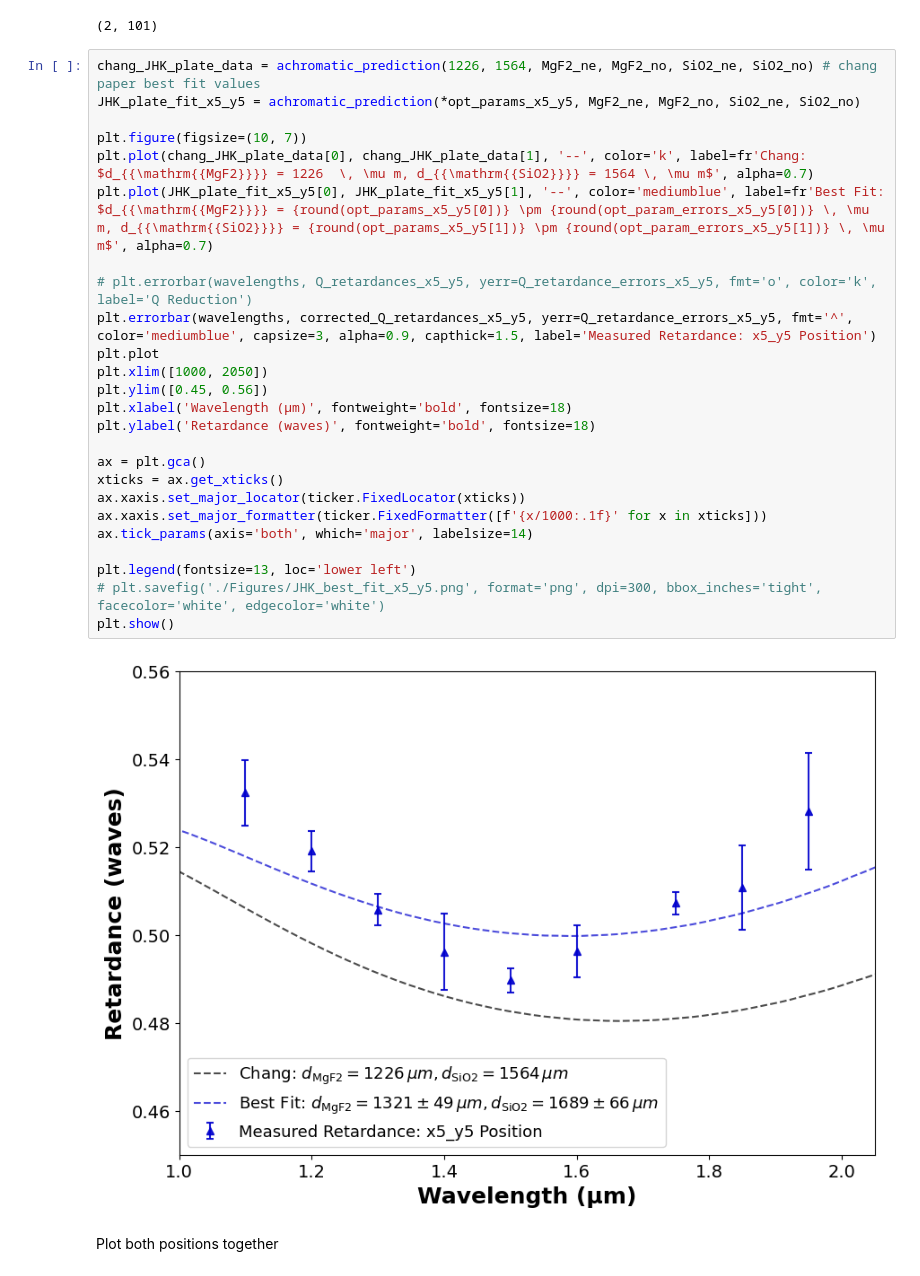
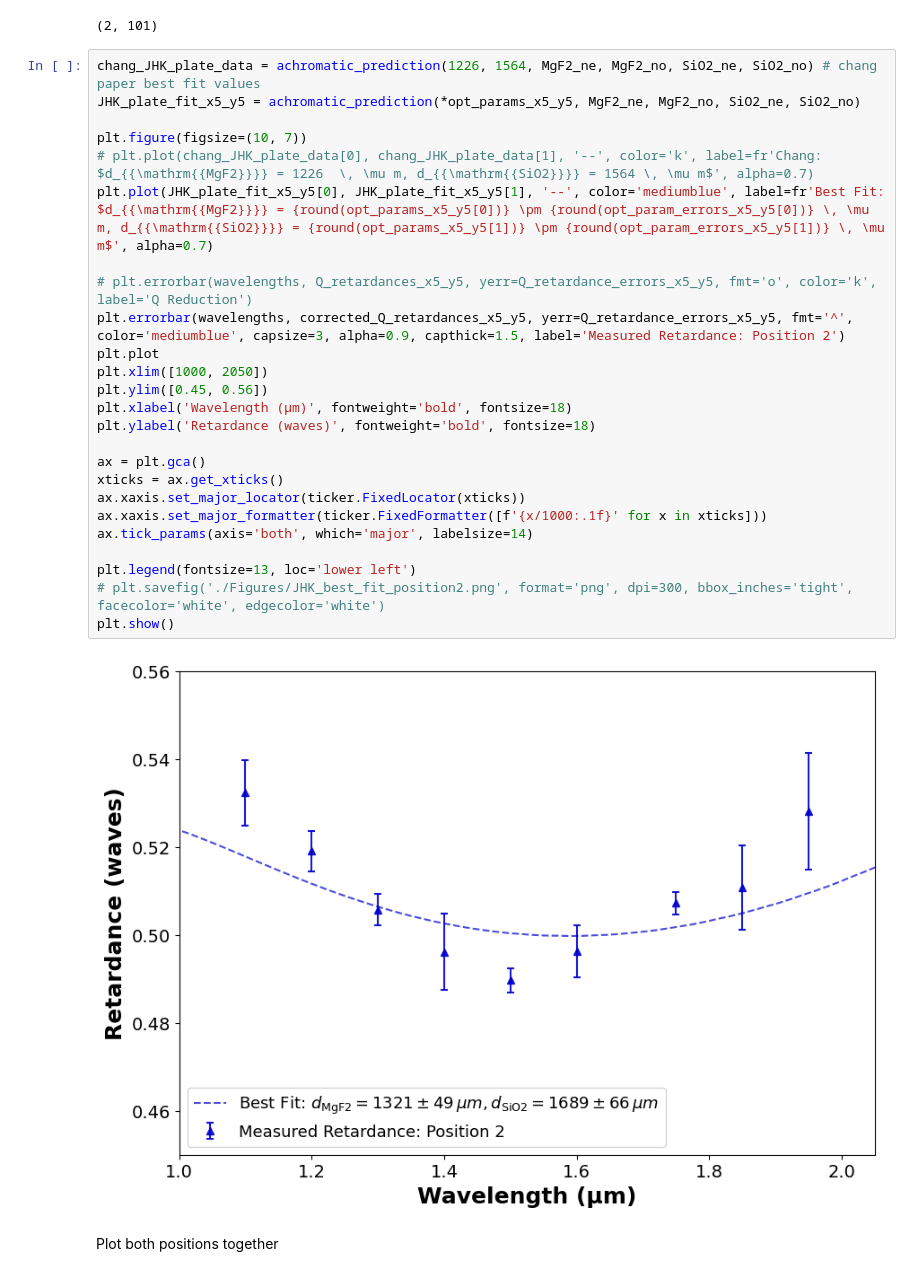
Before and after one commit to wcmelby/wcmelby-HWP_Characterizations, a Jupyter notebook: SuperK_Select_Data/JHK_Plate/JHK_SuperK_Analysis.ipynb, the cells around one changed output. Drawn from its saved outputs; the diff is of its cells as text.

```diff
--- a/SuperK_Select_Data/JHK_Plate/JHK_SuperK_Analysis.ipynb
+++ b/SuperK_Select_Data/JHK_Plate/JHK_SuperK_Analysis.ipynb
@@ -874,30 +874,30 @@ np.save('JHK_x5_y5_best_fit.npy', data)
 # %%
 chang_JHK_plate_data = achromatic_prediction(1226, 1564, MgF2_ne, MgF2_no, SiO2_ne, SiO2_no) # chang paper best fit values
 JHK_plate_fit_x5_y5 = achromatic_prediction(*opt_params_x5_y5, MgF2_ne, MgF2_no, SiO2_ne, SiO2_no)
 
 plt.figure(figsize=(10, 7))
-plt.plot(chang_JHK_plate_data[0], chang_JHK_plate_data[1], '--', color='k', label=fr'Chang: $d_{{\mathrm{{MgF2}}}} = 1226  \, \mu m, d_{{\mathrm{{SiO2}}}} = 1564 \, \mu m$', alpha=0.7)
+# plt.plot(chang_JHK_plate_data[0], chang_JHK_plate_data[1], '--', color='k', label=fr'Chang: $d_{{\mathrm{{MgF2}}}} = 1226  \, \mu m, d_{{\mathrm{{SiO2}}}} = 1564 \, \mu m$', alpha=0.7)
 plt.plot(JHK_plate_fit_x5_y5[0], JHK_plate_fit_x5_y5[1], '--', color='mediumblue', label=fr'Best Fit: $d_{{\mathrm{{MgF2}}}} = {round(opt_params_x5_y5[0])} \pm {round(opt_param_errors_x5_y5[0])} \, \mu m, d_{{\mathrm{{SiO2}}}} = {round(opt_params_x5_y5[1])} \pm {round(opt_param_errors_x5_y5[1])} \, \mu m$', alpha=0.7)
 
 # plt.errorbar(wavelengths, Q_retardances_x5_y5, yerr=Q_retardance_errors_x5_y5, fmt='o', color='k', label='Q Reduction')
-plt.errorbar(wavelengths, corrected_Q_retardances_x5_y5, yerr=Q_retardance_errors_x5_y5, fmt='^', color='mediumblue', capsize=3, alpha=0.9, capthick=1.5, label='Measured Retardance: x5_y5 Position')
+plt.errorbar(wavelengths, corrected_Q_retardances_x5_y5, yerr=Q_retardance_errors_x5_y5, fmt='^', color='mediumblue', capsize=3, alpha=0.9, capthick=1.5, label='Measured Retardance: Position 2')
 plt.plot
 plt.xlim([1000, 2050])
 plt.ylim([0.45, 0.56])
 plt.xlabel('Wavelength (μm)', fontweight='bold', fontsize=18)
 plt.ylabel('Retardance (waves)', fontweight='bold', fontsize=18)
 
 ax = plt.gca()
 xticks = ax.get_xticks()
 ax.xaxis.set_major_locator(ticker.FixedLocator(xticks))
 ax.xaxis.set_major_formatter(ticker.FixedFormatter([f'{x/1000:.1f}' for x in xticks]))
 ax.tick_params(axis='both', which='major', labelsize=14)
 
 plt.legend(fontsize=13, loc='lower left')
-# plt.savefig('./Figures/JHK_best_fit_x5_y5.png', format='png', dpi=300, bbox_inches='tight', facecolor='white', edgecolor='white')
+# plt.savefig('./Figures/JHK_best_fit_position2.png', format='png', dpi=300, bbox_inches='tight', facecolor='white', edgecolor='white')
 plt.show()
 # %% [output]
-[figure, old version]
+[figure, new version]
 # %% [markdown]
 Plot both positions together
 # %%
```
Also changed, not shown: parts of 2 cells of this notebook, 5 other files.
